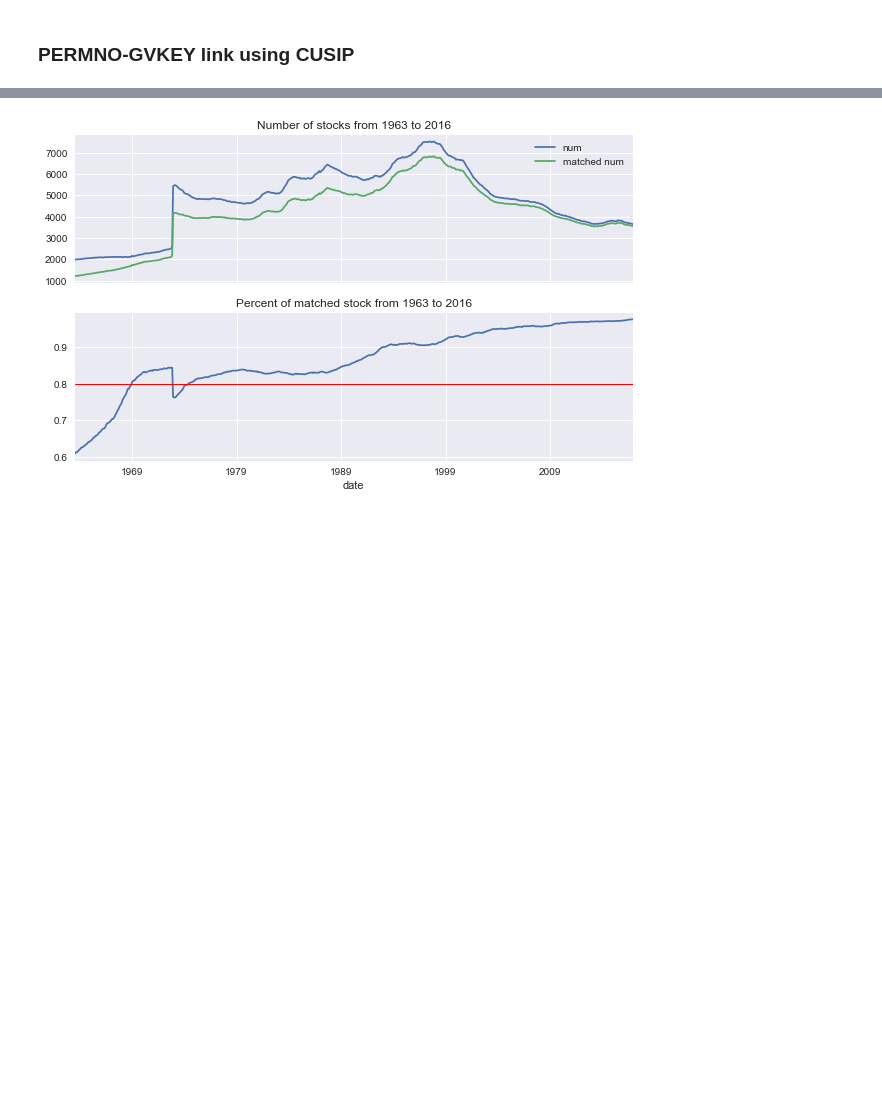
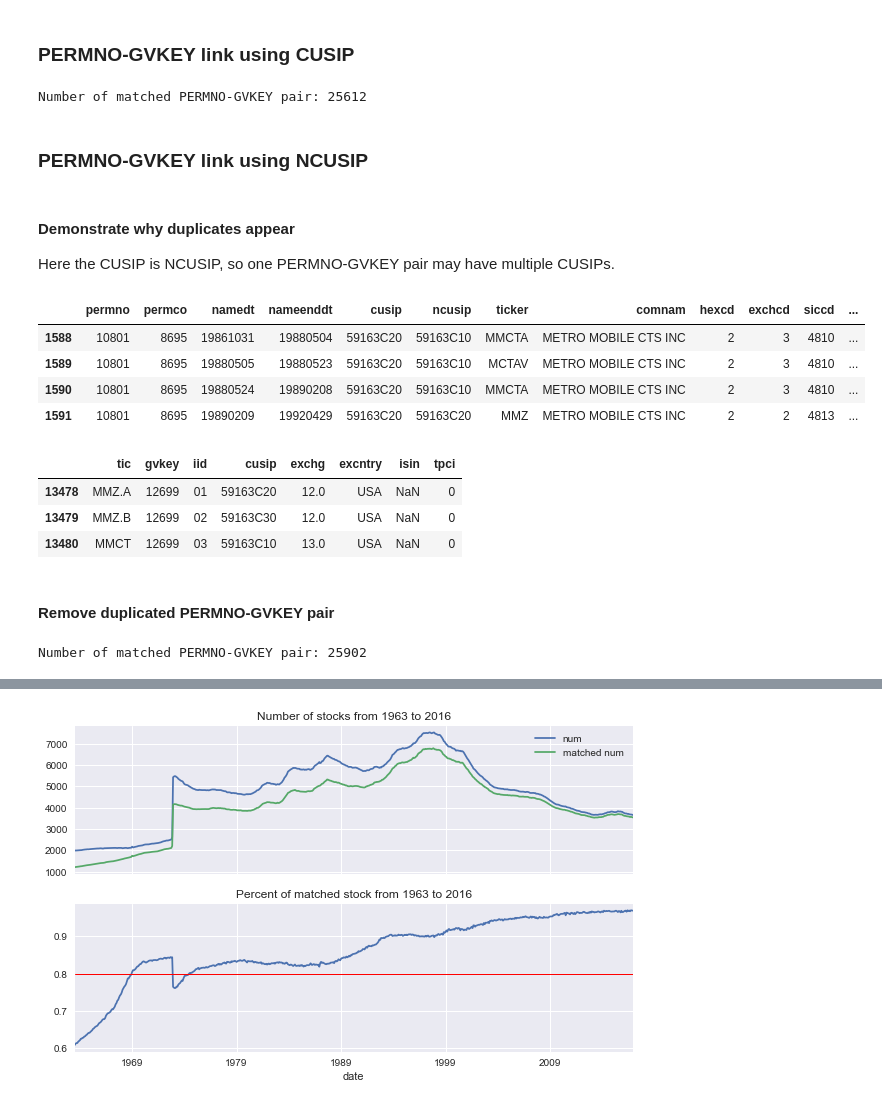
Before and after one commit to mk0417/Empirical-finance, a Jupyter notebook: jupyter-notebook/CRSP_Compustat_link.ipynb, the cells around one changed output, grey strips where cells are left out. Cells and saved outputs as stored; diff of their text form; code cells hidden in the pictures; blank space fills up the shorter version.

```diff
--- a/jupyter-notebook/CRSP_Compustat_link.ipynb
+++ b/jupyter-notebook/CRSP_Compustat_link.ipynb
@@ -31,8 +47,8 @@ crsp_cusip = stocknames_1.drop_duplicates(subset='cusip')[['permno','cusip']].so
 # %%
 security = pd.read_csv('~/data/wrds/raw/security.txt',sep='\t')
 security.columns = security.columns.map(str.lower)
-security_1 = security[security['cusip'].notnull()].copy()
-security_1['cusip'] = security_1['cusip'].apply(lambda x: str(x[:8]))
+security['cusip'] = security['cusip'].apply(lambda x: str(x)[:8])
+security_1 = security[(security['cusip'].notnull())&(security['cusip']!='nan')&(security['excntry']=='USA')].copy()
 comp_cusip = security_1.drop_duplicates(subset='cusip')[['gvkey','cusip']].sort_values('gvkey').reset_index(drop=True)
 # %% [markdown]
 ### PERMNO-GVKEY link using CUSIP
@@ -41,0 +55,47 @@ crsp_comp_link = crsp_cusip.merge(comp_cusip,how='inner',on='cusip')
+# %%
+stocknames_1 = stocknames[stocknames['cusip'].notnull()].copy()
+crsp_cusip = (stocknames_1.drop_duplicates(subset='cusip')[['permno','cusip']].sort_values('permno')
+              .reset_index(drop=True)
+             )
+cusip_comp_link = crsp_cusip.merge(comp_cusip,how='inner',on='cusip')
+print('Number of matched PERMNO-GVKEY pair: {}'.format(len(cusip_comp_link)))
+# %% [output]
+Number of matched PERMNO-GVKEY pair: 25612
+# %% [markdown]
+### PERMNO-GVKEY link using NCUSIP
+# %%
+stocknames_2 = stocknames[stocknames['ncusip'].notnull()].copy()
+crsp_ncusip = (stocknames_2.drop_duplicates(subset='ncusip')[['permno','ncusip']].sort_values('permno')
+               .reset_index(drop=True)
+              )
+crsp_ncusip['cusip'] = crsp_ncusip['ncusip']
+del crsp_ncusip['ncusip']
+ncusip_comp_link = crsp_ncusip.merge(comp_cusip,how='inner',on='cusip')
+# %% [markdown]
+#### Demonstrate why duplicates appear
+Here the CUSIP is NCUSIP, so one PERMNO-GVKEY pair may have multiple CUSIPs.
+# %%
+ncusip_comp_link_dup = ncusip_comp_link[ncusip_comp_link.duplicated(['permno','gvkey'],keep=False)]
+stocknames[stocknames['permno']==10801]
+# %% [output]
+|  | permno | permco | namedt | nameenddt | cusip | ncusip | ticker | comnam | hexcd | exchcd | siccd | ... |
+| 1588 | 10801 | 8695 | 19861031 | 19880504 | 59163C20 | 59163C10 | MMCTA | METRO MOBILE CTS INC | 2 | 3 | 4810 | ... |
+| 1589 | 10801 | 8695 | 19880505 | 19880523 | 59163C20 | 59163C10 | MCTAV | METRO MOBILE CTS INC | 2 | 3 | 4810 | ... |
+| 1590 | 10801 | 8695 | 19880524 | 19890208 | 59163C20 | 59163C10 | MMCTA | METRO MOBILE CTS INC | 2 | 3 | 4810 | ... |
+| 1591 | 10801 | 8695 | 19890209 | 19920429 | 59163C20 | 59163C20 | MMZ | METRO MOBILE CTS INC | 2 | 2 | 4813 | ... |
+# %%
+security_1[security_1['gvkey']==12699][['tic','gvkey','iid','cusip','exchg','excntry','isin','tpci']]
+# %% [output]
+|  | tic | gvkey | iid | cusip | exchg | excntry | isin | tpci |
+| 13478 | MMZ.A | 12699 | 01 | 59163C20 | 12.0 | USA | NaN | 0 |
+| 13479 | MMZ.B | 12699 | 02 | 59163C30 | 12.0 | USA | NaN | 0 |
+| 13480 | MMCT | 12699 | 03 | 59163C10 | 13.0 | USA | NaN | 0 |
+# %% [markdown]
+#### Remove duplicated PERMNO-GVKEY pair
+# %%
+ncusip_comp_link = (ncusip_comp_link.drop_duplicates(subset=['permno','gvkey']).sort_values('permno')
+                    .reset_index(drop=True)
+                   )
+print('Number of matched PERMNO-GVKEY pair: {}'.format(len(ncusip_comp_link)))
+# %% [output]
+Number of matched PERMNO-GVKEY pair: 25902
```
Also changed, not shown: parts of 34 cells of this notebook.
